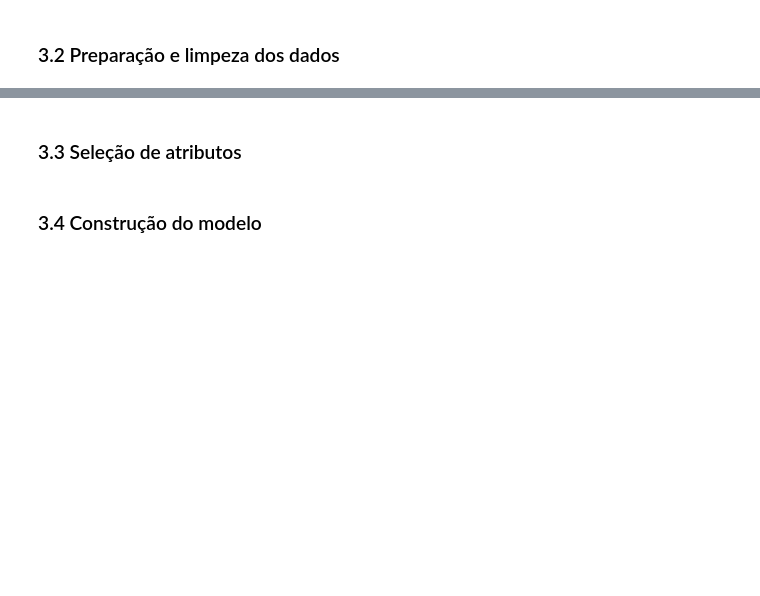
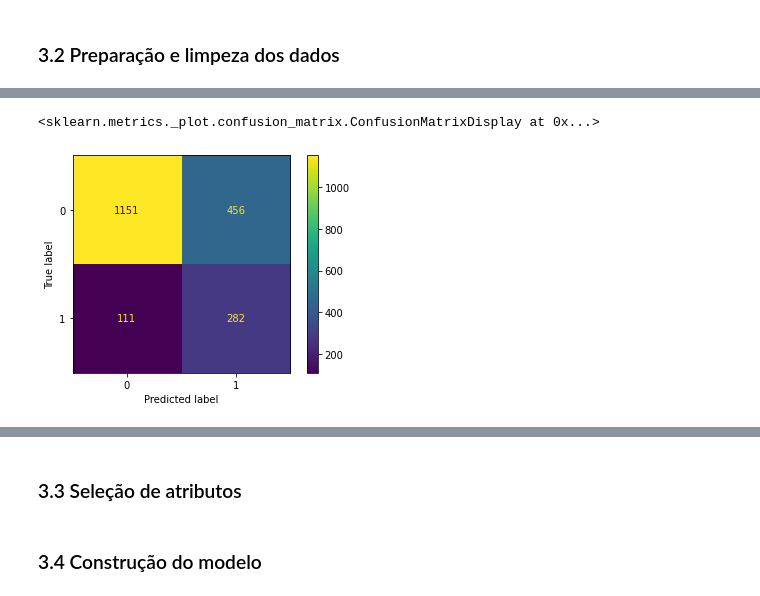
Before and after one commit to rheideier/br-classification-project, a Jupyter notebook: classification-project-br.ipynb, the cells around one changed output, grey strips where cells are left out. Saved outputs shown, nothing was run; the diff lists cells and outputs as text; code cells hidden in the pictures; blank space fills up the shorter version.

```diff
--- a/classification-project-br.ipynb
+++ b/classification-project-br.ipynb
@@ -119,0 +162,6 @@ plot = sns.heatmap(correlation, annot = True, fmt="0.1f", linewidths=5)
+# %%
+pre_processor =  ColumnTransformer( [ p1, p2, p3   ] )
+# %%
+model = Pipeline( steps = [ ('pre_processor', pre_processor), ('reglog', LogisticRegression(class_weight='balanced'))  ] )
+# %%
+model.fit(X_train, y_train)
@@ -119,0 +182,2 @@ plot = sns.heatmap(correlation, annot = True, fmt="0.1f", linewidths=5)
+# %%
+y_pred=model.predict( X_test )
@@ -119,0 +199,7 @@ plot = sns.heatmap(correlation, annot = True, fmt="0.1f", linewidths=5)
+# %%
+cm = confusion_matrix( y_test, y_pred )
+disp = ConfusionMatrixDisplay(confusion_matrix=cm, display_labels=model.classes_)
+disp.plot()
+# %% [output]
+<sklearn.metrics._plot.confusion_matrix.ConfusionMatrixDisplay at 0x...>
+[figure, added]
```
Also changed, not shown: parts of 15 cells of this notebook.
